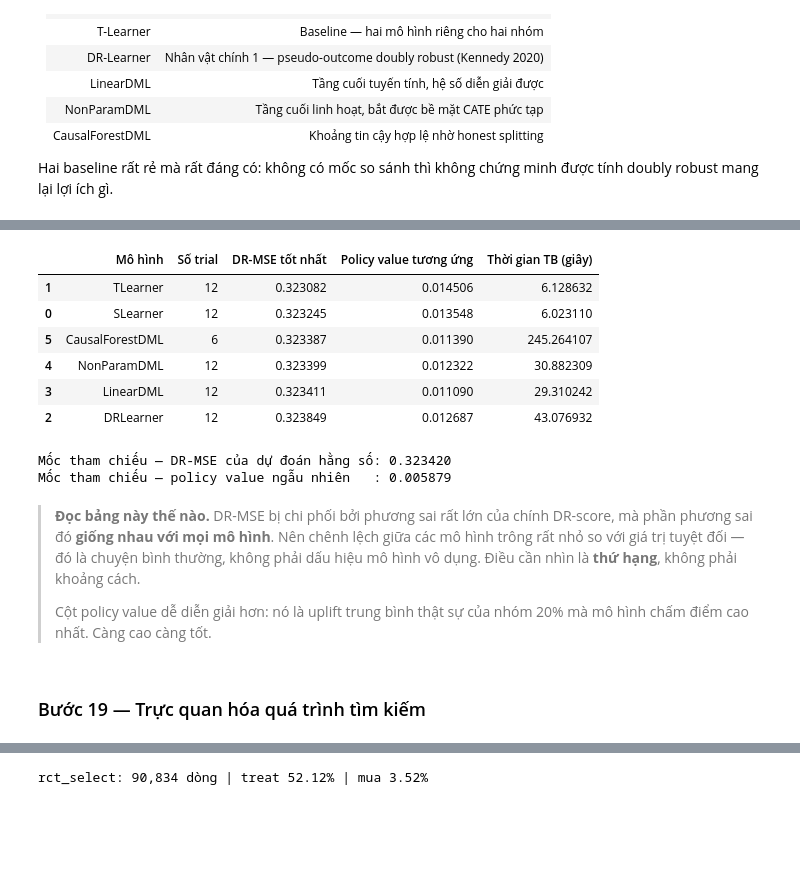
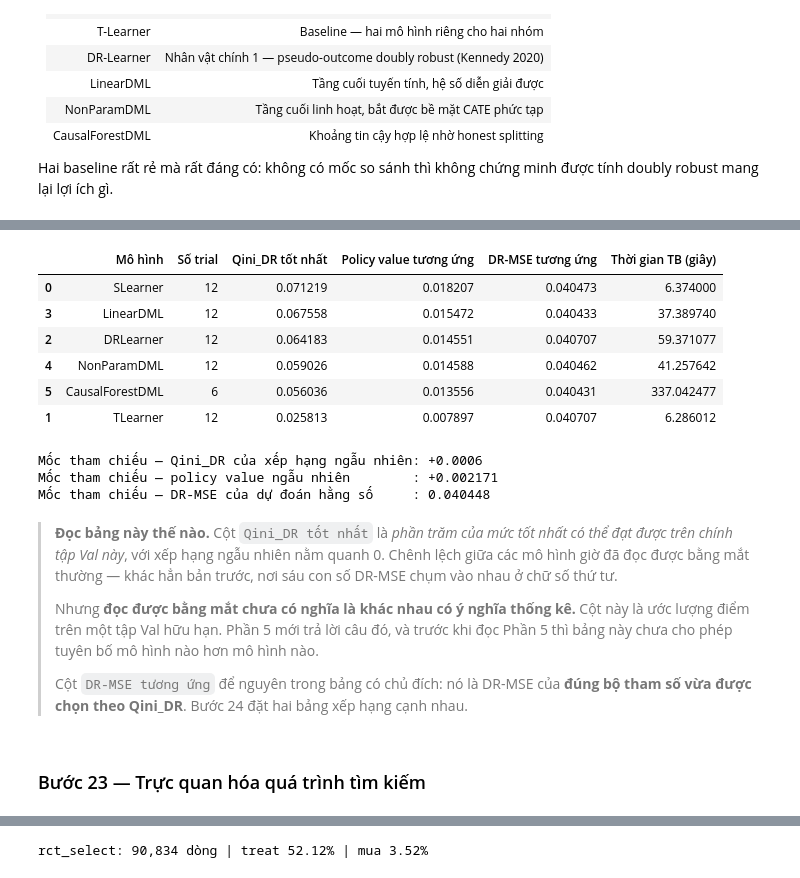
Before and after one commit to hatuki0604/lzd-uplifting-model, a Jupyter notebook: notebooks/03_model_tuning.ipynb, the cells around one changed output, grey strips where cells are left out. Cells and saved outputs as stored; diff of their text form; code cells hidden in the pictures; blank space fills up the shorter version.

```diff
--- a/notebooks/03_model_tuning.ipynb
+++ b/notebooks/03_model_tuning.ipynb
@@ -375,0 +353,17 @@ Policy value của xếp hạng ngẫu nhiên: 0.005879
+# %%
+t0 = time.time()
+e_raw_val, mu0_val, mu1_val = fit_nuisance(X_val, W_val, Y_val)
+print(f'Cross-fitting xong sau {time.time()-t0:.1f} giây')
+
+bang_e = pd.DataFrame([
+    {'Nhóm': nhan,
+     'Số dòng': int(sel.sum()),
+     'ê nhỏ nhất': e_raw_val[sel].min(),
+     'phân vị 1%': np.percentile(e_raw_val[sel], 1),
+     'trung vị': np.median(e_raw_val[sel]),
+     'phân vị 99%': np.percentile(e_raw_val[sel], 99),
+     'ê lớn nhất': e_raw_val[sel].max()}
+    for nhan, sel in [('Nhận voucher (W=1)', W_val == 1),
+                      ('Không nhận (W=0)', W_val == 0)]
+])
+display(bang_e.round(4))
@@ -586,15 +1076,18 @@ CausalForestDML chạy chậm hơn hẳn phần còn lại vì phải dựng c
 MODELS = ['SLearner', 'TLearner', 'DRLearner',
           'LinearDML', 'NonParamDML', 'CausalForestDML']
 
-studies, histories = {}, {}
+studies, histories, best_cate = {}, {}, {}
 t_start = time.time()
 
 for name in MODELS:
     n = N_TRIALS_CF if name == 'CausalForestDML' else N_TRIALS
-    studies[name], histories[name] = tune_model(name, n)
+    studies[name], histories[name], best_cate[name] = tune_model(name, n)
+
+OK_MODELS = [m for m in MODELS if best_cate.get(m) is not None]
 
 print(f'\n{"="*62}')
 print(f'  HOÀN TẤT — tổng thời gian {(time.time()-t_start)/60:.1f} phút')
+print(f'  {len(OK_MODELS)}/{len(MODELS)} mô hình có ít nhất một trial thành công')
 print(f'{"="*62}')
 # %% [output]
 ==============================================================
@@ -619,6 +1112,6 @@ print(f'{"="*62}')
 # %%
 for name in MODELS:
-    h = histories[name].sort_values('dr_mse')
+    h = histories[name].sort_values('dr_qini', ascending=False)
     print(f'\n--- {name} ---')
     display(h.head(5).round(6))
 # %% [output]
@@ -669,31 +1162,37 @@ for name in MODELS:
 # %%
 summary = pd.DataFrame([{
     'Mô hình': name,
     'Số trial': len(histories[name]),
-    'DR-MSE tốt nhất': studies[name].best_value,
+    'Qini_DR tốt nhất': studies[name].best_value,
     'Policy value tương ứng': histories[name].loc[
-        histories[name]['dr_mse'].idxmin(), 'policy_value'],
+        histories[name]['dr_qini'].idxmax(), 'policy_value'],
+    'DR-MSE tương ứng': histories[name].loc[
+        histories[name]['dr_qini'].idxmax(), 'dr_mse'],
     'Thời gian TB (giây)': histories[name]['giây'].mean(),
-} for name in MODELS]).sort_values('DR-MSE tốt nhất')
+} for name in MODELS]).sort_values('Qini_DR tốt nhất', ascending=False)
 
 display(summary.round(6))
 
-print(f'Mốc tham chiếu — DR-MSE của dự đoán hằng số: {baseline_mse:.6f}')
-print(f'Mốc tham chiếu — policy value ngẫu nhiên   : {baseline_pv:.6f}')
+print(f'Mốc tham chiếu — Qini_DR của xếp hạng ngẫu nhiên: {baseline_qini:+.4f}')
+print(f'Mốc tham chiếu — policy value ngẫu nhiên        : {baseline_pv:+.6f}')
+print(f'Mốc tham chiếu — DR-MSE của dự đoán hằng số     : {baseline_mse:.6f}')
 # %% [output]
-|  | Mô hình | Số trial | DR-MSE tốt nhất | Policy value tương ứng | Thời gian TB (giây) |
-| 1 | TLearner | 12 | 0.323082 | 0.014506 | 6.128632 |
-| 0 | SLearner | 12 | 0.323245 | 0.013548 | 6.023110 |
-| 5 | CausalForestDML | 6 | 0.323387 | 0.011390 | 245.264107 |
-| 4 | NonParamDML | 12 | 0.323399 | 0.012322 | 30.882309 |
-| 3 | LinearDML | 12 | 0.323411 | 0.011090 | 29.310242 |
-| 2 | DRLearner | 12 | 0.323849 | 0.012687 | 43.076932 |
+|  | Mô hình | Số trial | Qini_DR tốt nhất | Policy value tương ứng | DR-MSE tương ứng | Thời gian TB (giây) |
+| 0 | SLearner | 12 | 0.071219 | 0.018207 | 0.040473 | 6.374000 |
+| 3 | LinearDML | 12 | 0.067558 | 0.015472 | 0.040433 | 37.389740 |
+| 2 | DRLearner | 12 | 0.064183 | 0.014551 | 0.040707 | 59.371077 |
+| 4 | NonParamDML | 12 | 0.059026 | 0.014588 | 0.040462 | 41.257642 |
+| 5 | CausalForestDML | 6 | 0.056036 | 0.013556 | 0.040431 | 337.042477 |
+| 1 | TLearner | 12 | 0.025813 | 0.007897 | 0.040707 | 6.286012 |
-Mốc tham chiếu — DR-MSE của dự đoán hằng số: 0.323420
-Mốc tham chiếu — policy value ngẫu nhiên   : 0.005879
+Mốc tham chiếu — Qini_DR của xếp hạng ngẫu nhiên: +0.0006
+Mốc tham chiếu — policy value ngẫu nhiên        : +0.002171
+Mốc tham chiếu — DR-MSE của dự đoán hằng số     : 0.040448
 # %% [markdown]
-> **Đọc bảng này thế nào.** DR-MSE bị chi phối bởi phương sai rất lớn của chính DR-score, mà phần phương sai đó **giống nhau với mọi mô hình**. Nên chênh lệch giữa các mô hình trông rất nhỏ so với giá trị tuyệt đối — đó là chuyện bình thường, không phải dấu hiệu mô hình vô dụng. Điều cần nhìn là **thứ hạng**, không phải khoảng cách.
+> **Đọc bảng này thế nào.** Cột `Qini_DR tốt nhất` là *phần trăm của mức tốt nhất có thể đạt được trên chính tập Val này*, với xếp hạng ngẫu nhiên nằm quanh 0. Chênh lệch giữa các mô hình giờ đã đọc được bằng mắt thường — khác hẳn bản trước, nơi sáu con số DR-MSE chụm vào nhau ở chữ số thứ tư.
 >
-> Cột policy value dễ diễn giải hơn: nó là uplift trung bình thật sự của nhóm 20% mà mô hình chấm điểm cao nhất. Càng cao càng tốt.
+> Nhưng **đọc được bằng mắt chưa có nghĩa là khác nhau có ý nghĩa thống kê.** Cột này là ước lượng điểm trên một tập Val hữu hạn. Phần 5 mới trả lời câu đó, và trước khi đọc Phần 5 thì bảng này chưa cho phép tuyên bố mô hình nào hơn mô hình nào.
+>
+> Cột `DR-MSE tương ứng` để nguyên trong bảng có chủ đích: nó là DR-MSE của **đúng bộ tham số vừa được chọn theo Qini_DR**. Bước 24 đặt hai bảng xếp hạng cạnh nhau.
 # %% [markdown]
-### Bước 19 — Trực quan hóa quá trình tìm kiếm
+### Bước 23 — Trực quan hóa quá trình tìm kiếm
 # %%
```
Also changed, not shown: parts of 80 cells of this notebook, 33 other files.
